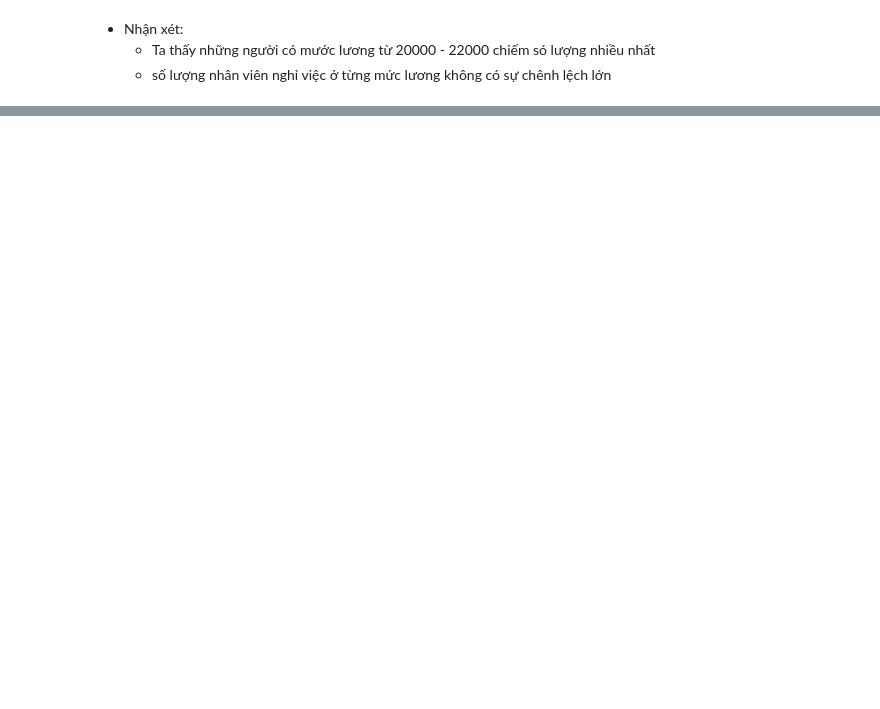
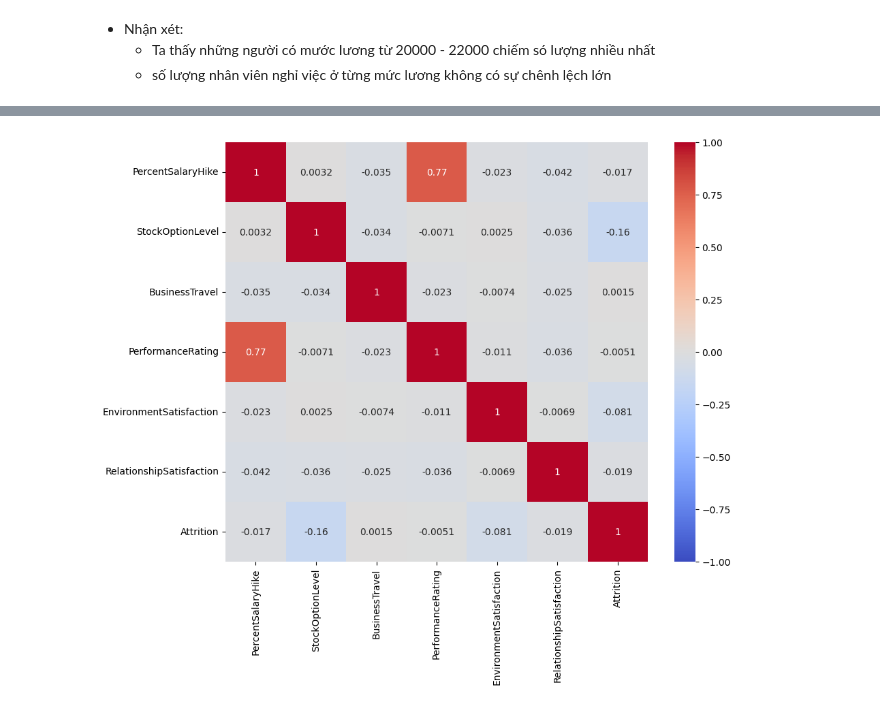
Before and after one commit to nqnghia02/HR-Analytics, a Jupyter notebook: src/analysis/exploring_data_analysis.ipynb, the cells around one changed output, grey strips where cells are left out. Cells and saved outputs as stored; diff of their text form; code cells hidden in the pictures; blank space fills up the shorter version.

```diff
--- a/src/analysis/exploring_data_analysis.ipynb
+++ b/src/analysis/exploring_data_analysis.ipynb
@@ -1829,0 +1841,8 @@ fig.show()
+# %%
+plt.figure(figsize=(10, 8))
+corr_matrix = df_train_le[features_info_company + ['Attrition']].corr()
+sns.heatmap(corr_matrix, annot=True, cmap='coolwarm', vmin=-1, vmax=1, center=0)
+# plt.title(f'Heatmap Tương Q {feature_info_company}')
+plt.show()
+# %% [output]
+[figure, added]
```
Also changed, not shown: parts of 48 cells of this notebook.
